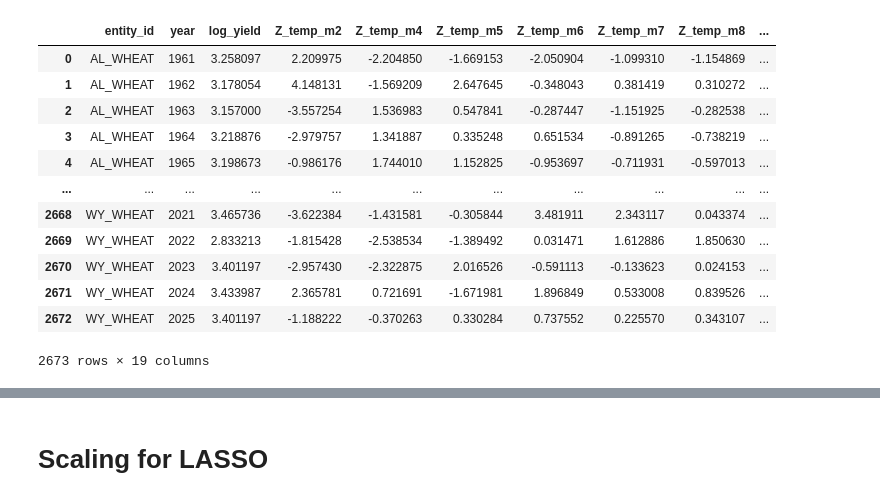
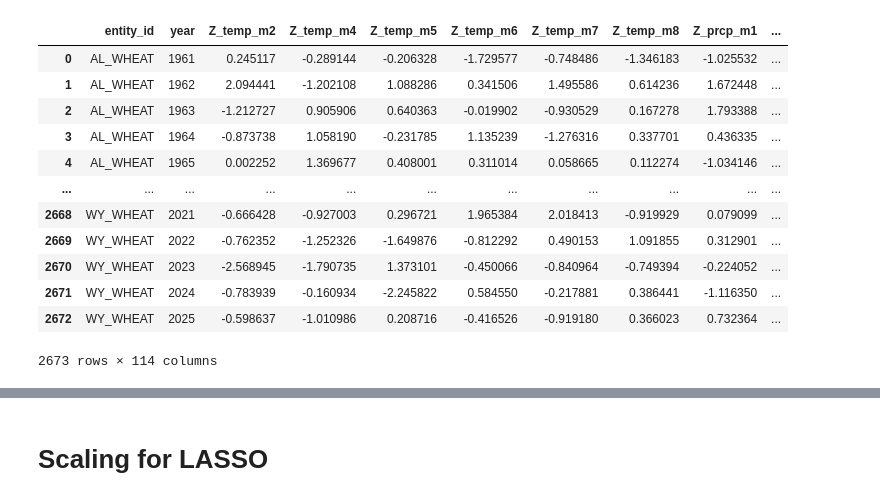
Before and after one commit to adrymmm/iv_weather_yields_selection, a Jupyter notebook: nonlinear_search.ipynb, the cells around one changed output, grey strips where cells are left out. Cells and saved outputs as stored; diff of their text form; code cells hidden in the pictures.

```diff
--- a/nonlinear_search.ipynb
+++ b/nonlinear_search.ipynb
@@ -38,18 +42,19 @@ y_dm = df_dm[y]
 # Regressor matrix
 X_dm = df_dm[Z]
 # %%
-df
+X_nonlinear.reset_index(inplace=True)
+X_nonlinear
 # %% [output]
-|  | entity_id | year | log_yield | Z_temp_m2 | Z_temp_m4 | Z_temp_m5 | Z_temp_m6 | Z_temp_m7 | Z_temp_m8 | ... |
-| 0 | AL_WHEAT | 1961 | 3.258097 | 2.209975 | -2.204850 | -1.669153 | -2.050904 | -1.099310 | -1.154869 | ... |
-| 1 | AL_WHEAT | 1962 | 3.178054 | 4.148131 | -1.569209 | 2.647645 | -0.348043 | 0.381419 | 0.310272 | ... |
-| 2 | AL_WHEAT | 1963 | 3.157000 | -3.557254 | 1.536983 | 0.547841 | -0.287447 | -1.151925 | -0.282538 | ... |
-| 3 | AL_WHEAT | 1964 | 3.218876 | -2.979757 | 1.341887 | 0.335248 | 0.651534 | -0.891265 | -0.738219 | ... |
-| 4 | AL_WHEAT | 1965 | 3.198673 | -0.986176 | 1.744010 | 1.152825 | -0.953697 | -0.711931 | -0.597013 | ... |
+|  | entity_id | year | Z_temp_m2 | Z_temp_m4 | Z_temp_m5 | Z_temp_m6 | Z_temp_m7 | Z_temp_m8 | Z_prcp_m1 | ... |
+| 0 | AL_WHEAT | 1961 | 0.245117 | -0.289144 | -0.206328 | -1.729577 | -0.748486 | -1.346183 | -1.025532 | ... |
+| 1 | AL_WHEAT | 1962 | 2.094441 | -1.202108 | 1.088286 | 0.341506 | 1.495586 | 0.614236 | 1.672448 | ... |
+| 2 | AL_WHEAT | 1963 | -1.212727 | 0.905906 | 0.640363 | -0.019902 | -0.930529 | 0.167278 | 1.793388 | ... |
+| 3 | AL_WHEAT | 1964 | -0.873738 | 1.058190 | -0.231785 | 1.135239 | -1.276316 | 0.337701 | 0.436335 | ... |
+| 4 | AL_WHEAT | 1965 | 0.002252 | 1.369677 | 0.408001 | 0.311014 | 0.058665 | 0.112274 | -1.034146 | ... |
 | ... | ... | ... | ... | ... | ... | ... | ... | ... | ... | ... |
-| 2668 | WY_WHEAT | 2021 | 3.465736 | -3.622384 | -1.431581 | -0.305844 | 3.481911 | 2.343117 | 0.043374 | ... |
-| 2669 | WY_WHEAT | 2022 | 2.833213 | -1.815428 | -2.538534 | -1.389492 | 0.031471 | 1.612886 | 1.850630 | ... |
-| 2670 | WY_WHEAT | 2023 | 3.401197 | -2.957430 | -2.322875 | 2.016526 | -0.591113 | -0.133623 | 0.024153 | ... |
-| 2671 | WY_WHEAT | 2024 | 3.433987 | 2.365781 | 0.721691 | -1.671981 | 1.896849 | 0.533008 | 0.839526 | ... |
-| 2672 | WY_WHEAT | 2025 | 3.401197 | -1.188222 | -0.370263 | 0.330284 | 0.737552 | 0.225570 | 0.343107 | ... |
+| 2668 | WY_WHEAT | 2021 | -0.666428 | -0.927003 | 0.296721 | 1.965384 | 2.018413 | -0.919929 | 0.079099 | ... |
+| 2669 | WY_WHEAT | 2022 | -0.762352 | -1.252326 | -1.649876 | -0.812292 | 0.490153 | 1.091855 | 0.312901 | ... |
+| 2670 | WY_WHEAT | 2023 | -2.568945 | -1.790735 | 1.373101 | -0.450066 | -0.840964 | -0.749394 | -0.224052 | ... |
+| 2671 | WY_WHEAT | 2024 | -0.783939 | -0.160934 | -2.245822 | 0.584550 | -0.217881 | 0.386441 | -1.116350 | ... |
+| 2672 | WY_WHEAT | 2025 | -0.598637 | -1.010986 | 0.208716 | -0.416526 | -0.919180 | 0.366023 | 0.732364 | ... |
-2673 rows × 19 columns
+2673 rows × 114 columns
```
Also changed, not shown: parts of 11 cells of this notebook.
